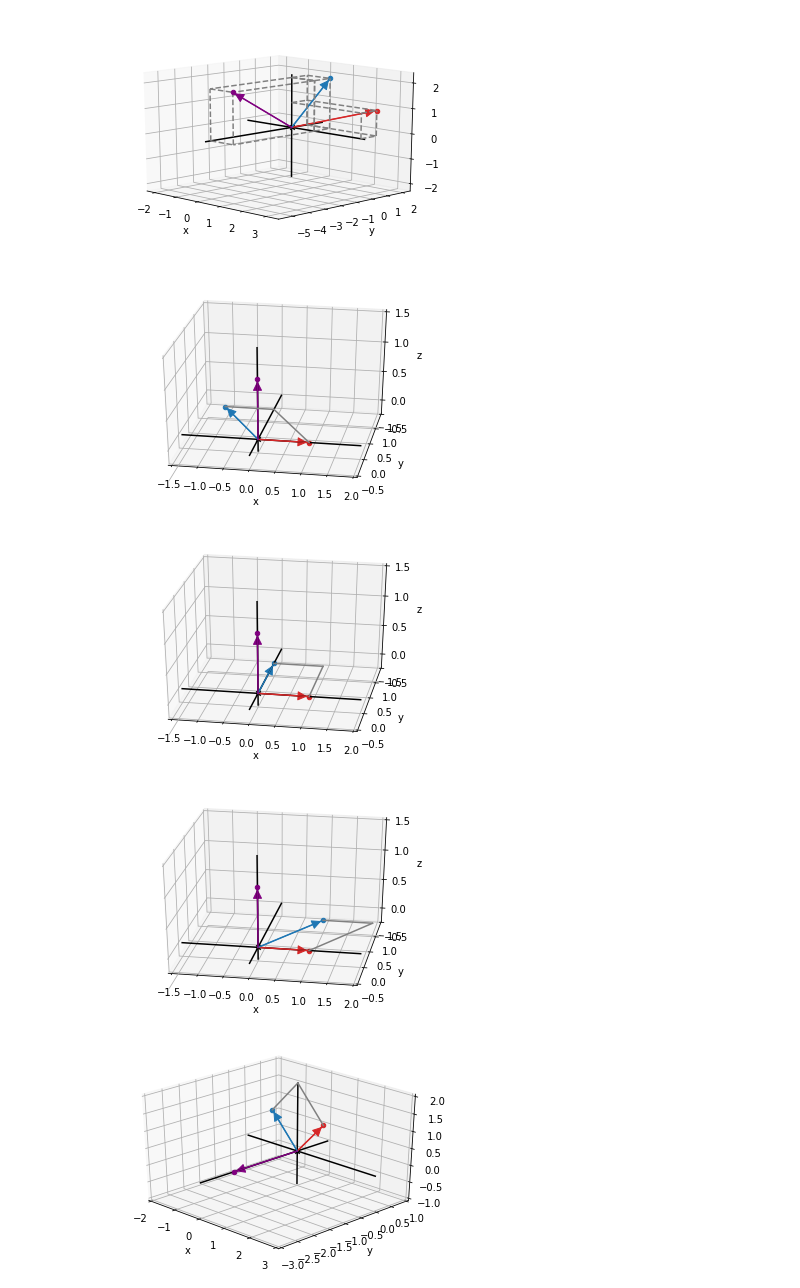
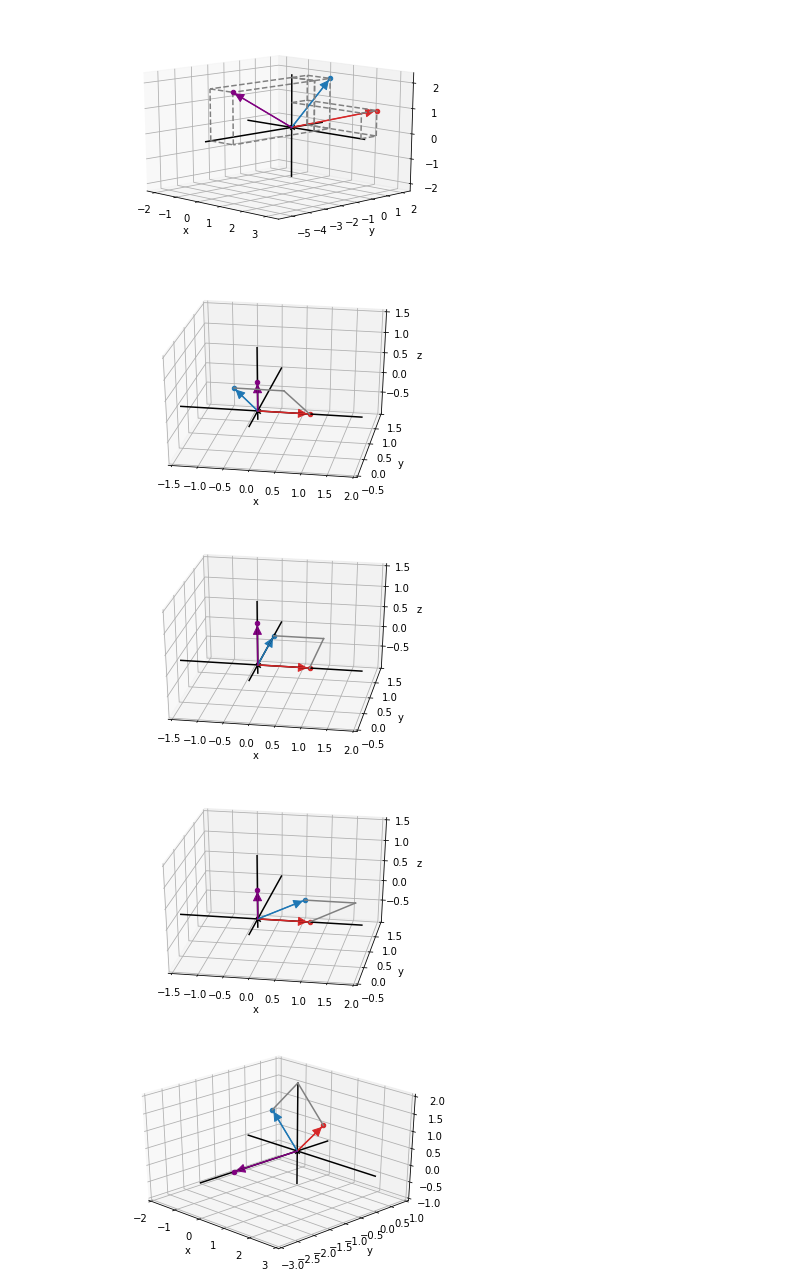
Before and after one commit to orlandpm/Math-for-Programmers, a Jupyter notebook: Chapter 03/figures/Make Figures.ipynb, the cells around one changed output. Saved outputs shown, nothing was run; the diff lists cells and outputs as text; code cells hidden in the pictures.

Commit message:
ch3 figure fixes

```diff
--- a/Chapter 03/figures/Make Figures.ipynb
+++ b/Chapter 03/figures/Make Figures.ipynb
@@ -978,7 +978,7 @@ def xy_cross(v,save_as):
 
         xlim=(mi,2),
         ylim=(-0.5,ma),
-        zlim=(-0.2,ma),
+        zlim=(-1.0,ma),
         axes=False,
         xticks=[-1.5,-1,-0.5,0.0,0.5,1.0,1.5,2.0],
         yticks=[-0.5,0.0,0.5,1.0,1.5],
@@ -989,17 +989,17 @@ def xy_cross(v,save_as):
         save_as=save_as
     )
 # %%
-xy_cross((-1,1,0),'3.38a.svg')
+xy_cross((-sqrt(2)/2,sqrt(2)/2,0),'3.38a.svg')
 # %% [output]
-[figure, old version]
+[figure, new version]
 # %%
 xy_cross((0,1,0),'3.38b.svg')
 # %% [output]
-[figure, old version]
+[figure, new version]
 # %%
-xy_cross((1,1,0),'3.38c.svg')
+xy_cross((sqrt(2)/2,sqrt(2)/2,0),'3.38c.svg')
 # %% [output]
-[figure, old version]
+[figure, new version]
 # %%
 u = (1,0,1)
 v = (-1,0,1)
```
Also changed, not shown: parts of 1 cell of this notebook, 54 other files.
